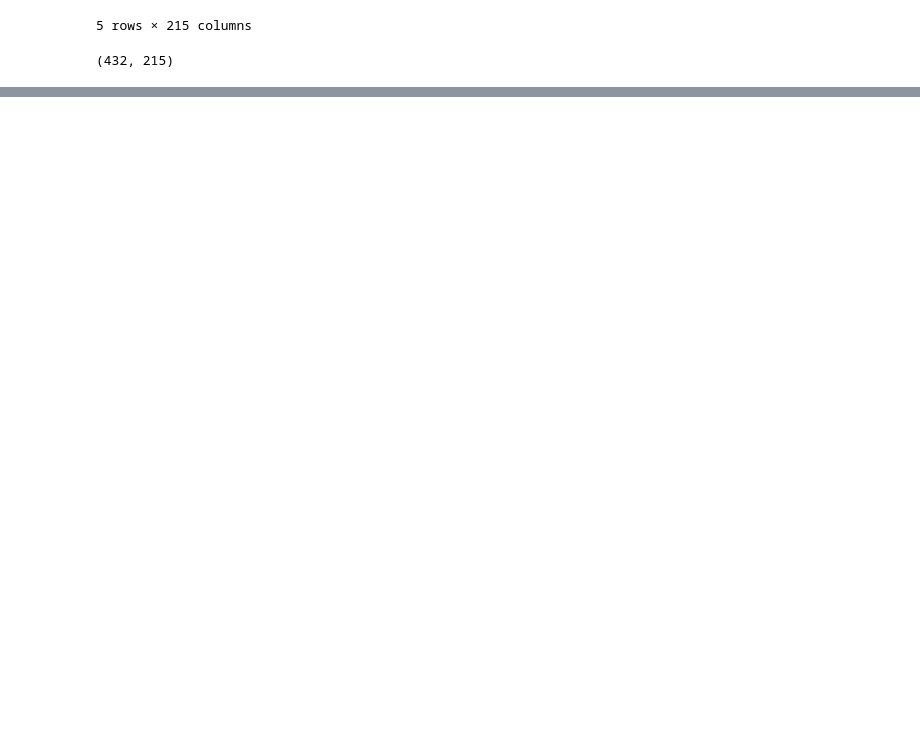
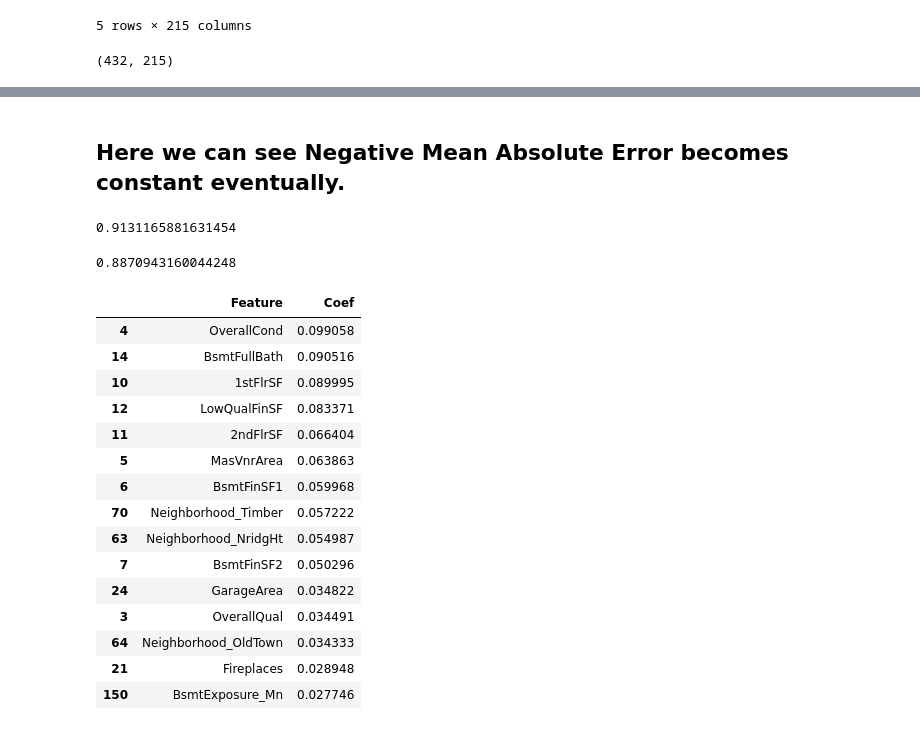
Before and after one commit to kc11381/Housing_Price_Prediction_Case_Study, a Jupyter notebook: house_price_prediction.ipynb, the cells around one changed output, grey strips where cells are left out. Saved outputs shown, nothing was run; the diff lists cells and outputs as text; code cells hidden in the pictures; blank space fills up the shorter version.

```diff
--- a/house_price_prediction.ipynb
+++ b/house_price_prediction.ipynb
@@ -586,0 +639,4 @@ metrics.r2_score(y_true=y_test, y_pred=y_test_pred)
+# %%
+alpha = 0.0001
+# %%
+lasso = Lasso(alpha=alpha)
@@ -586,0 +671,42 @@ metrics.r2_score(y_true=y_test, y_pred=y_test_pred)
+# %% [markdown]
+## Here we can see Negative Mean Absolute Error becomes constant eventually.
+# %%
+# Lets do prediction for test data and train data
+# train data
+y_train_pred = lasso.predict(X_train)
+metrics.r2_score(y_true=y_train, y_pred=y_train_pred)
+# %% [output]
+0.9131165881631454
+# %%
+# Prediction for test data
+y_pred_test = lasso.predict(X_test)
+metrics.r2_score(y_test, y_pred_test)
+# %% [output]
+0.8870943160044248
+# %%
+# Coefficients for Lasso are:
+model_param = list(lasso.coef_)
+model_param.insert(0, lasso.intercept_)
+cols = df_train.columns
+cols.insert(0,'const')
+lasso_coef = pd.DataFrame(list(zip(cols, model_param)))
+lasso_coef.columns = ['Feature', 'Coef']
+# %%
+lasso_coef.sort_values(by='Coef',ascending=False).head(15)
+# %% [output]
+|  | Feature | Coef |
+| 4 | OverallCond | 0.099058 |
+| 14 | BsmtFullBath | 0.090516 |
+| 10 | 1stFlrSF | 0.089995 |
+| 12 | LowQualFinSF | 0.083371 |
+| 11 | 2ndFlrSF | 0.066404 |
+| 5 | MasVnrArea | 0.063863 |
+| 6 | BsmtFinSF1 | 0.059968 |
+| 70 | Neighborhood_Timber | 0.057222 |
+| 63 | Neighborhood_NridgHt | 0.054987 |
+| 7 | BsmtFinSF2 | 0.050296 |
+| 24 | GarageArea | 0.034822 |
+| 3 | OverallQual | 0.034491 |
+| 64 | Neighborhood_OldTown | 0.034333 |
+| 21 | Fireplaces | 0.028948 |
+| 150 | BsmtExposure_Mn | 0.027746 |
```
Also changed, not shown: parts of 28 cells of this notebook.
